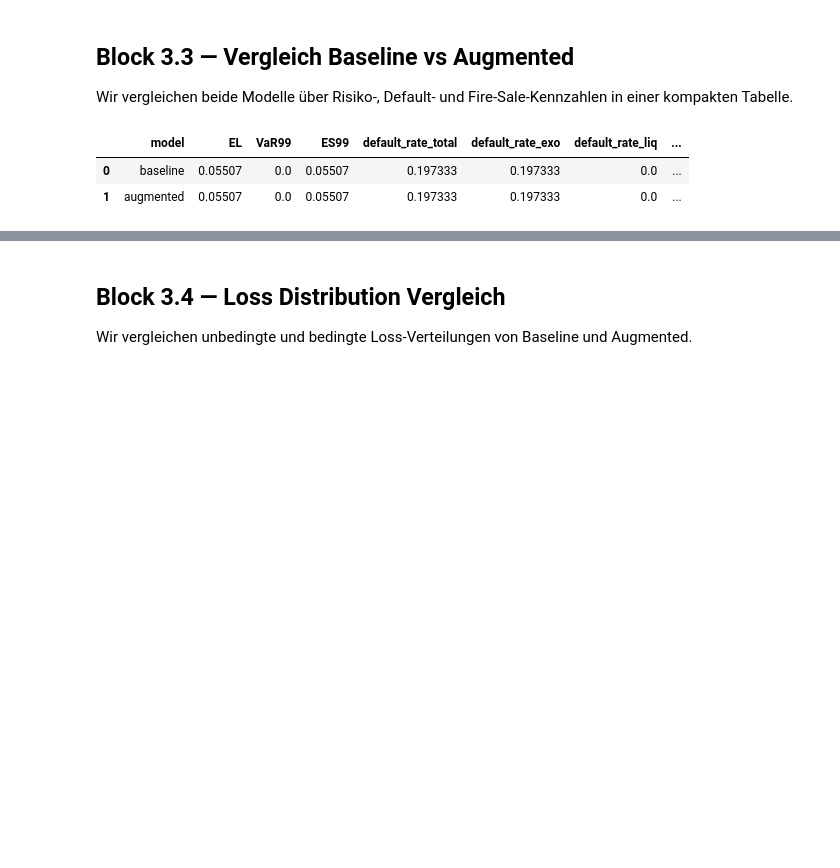
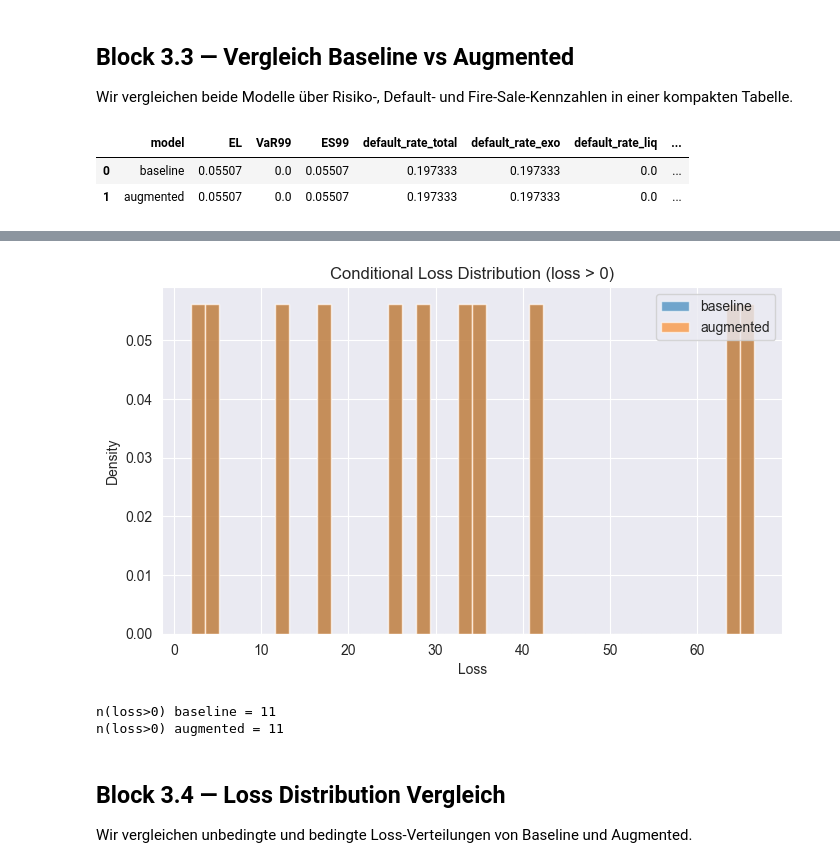
Before and after one commit to Teufelsfrucht17/Master_RISK, a Jupyter notebook: SelfCoded_Simulation.ipynb, the cells around one changed output, grey strips where cells are left out. Saved outputs shown, nothing was run; the diff lists cells and outputs as text; code cells hidden in the pictures; blank space fills up the shorter version.

```diff
--- a/SelfCoded_Simulation.ipynb
+++ b/SelfCoded_Simulation.ipynb
@@ -338,12 +338,18 @@ def pay_with_liquidity(payment, cash, illiquid, h):
     if payment <= cash:
         return cash - payment, illiquid, 0.0, 0, True
 
+    original_cash = cash
     shortfall = payment - cash
     cash = 0.0
     sold = shortfall / (1 - h)
+
     if sold > illiquid:
-        # cannot raise enough
-        return cash, illiquid, 0.0, 0, False
+        sold = illiquid  # sell all remaining illiquid assets
+        illiquid = 0.0
+        fire_cost = h * sold
+        cash_raised = (1 - h) * sold
+        remaining_shortfall = payment - (original_cash + cash_raised)
+        return 0.0, 0.0, fire_cost, 1, False
 
     illiquid -= sold
     fire_cost = h * sold
@@ -516,3 +526,56 @@ summary
+# %%
+def conditional_loss_stats(losses):
+    losses = np.asarray(losses)
+    losses_pos = losses[losses > 0]
+    if losses_pos.size == 0:
+        return losses_pos, 0.0, 0.0, 0.0, 0.0
+
+    EL_pos = float(np.mean(losses_pos))
+    VaR95_pos = float(np.quantile(losses_pos, 0.95))
+    ES95_pos = float(np.mean(losses_pos[losses_pos >= VaR95_pos]))
+    max_loss_pos = float(np.max(losses_pos))
+    return losses_pos, EL_pos, VaR95_pos, ES95_pos, max_loss_pos
+
+
+loss_b_pos, EL_pos_b, VaR95_pos_b, ES95_pos_b, max_loss_pos_b = conditional_loss_stats(baseline["losses"])
+loss_a_pos, EL_pos_a, VaR95_pos_a, ES95_pos_a, max_loss_pos_a = conditional_loss_stats(augmented["losses"])
+
+conditional_summary = pd.DataFrame([
+    {
+        "model": "baseline",
+        "EL_pos": EL_pos_b,
+        "VaR95_pos": VaR95_pos_b,
+        "ES95_pos": ES95_pos_b,
+        "max_loss_pos": max_loss_pos_b,
+    },
+    {
+        "model": "augmented",
+        "EL_pos": EL_pos_a,
+        "VaR95_pos": VaR95_pos_a,
+        "ES95_pos": ES95_pos_a,
+        "max_loss_pos": max_loss_pos_a,
+    },
+])
+
+conditional_summary
+
+plt.figure(figsize=(8, 4.5))
+if loss_b_pos.size > 0:
+    plt.hist(loss_b_pos, bins=40, alpha=0.6, density=True, label="baseline")
+if loss_a_pos.size > 0:
+    plt.hist(loss_a_pos, bins=40, alpha=0.6, density=True, label="augmented")
+plt.title("Conditional Loss Distribution (loss > 0)")
+plt.xlabel("Loss")
+plt.ylabel("Density")
+plt.legend()
+plt.show()
+
+print("n(loss>0) baseline =", int(loss_b_pos.size))
+print("n(loss>0) augmented =", int(loss_a_pos.size))
+# %% [output]
+[figure, added]
+n(loss>0) baseline = 11
+n(loss>0) augmented = 11
 # %% [markdown]
 ## Block 3.4 — Loss Distribution Vergleich
 
```
Also changed, not shown: parts of 1 cell of this notebook.
